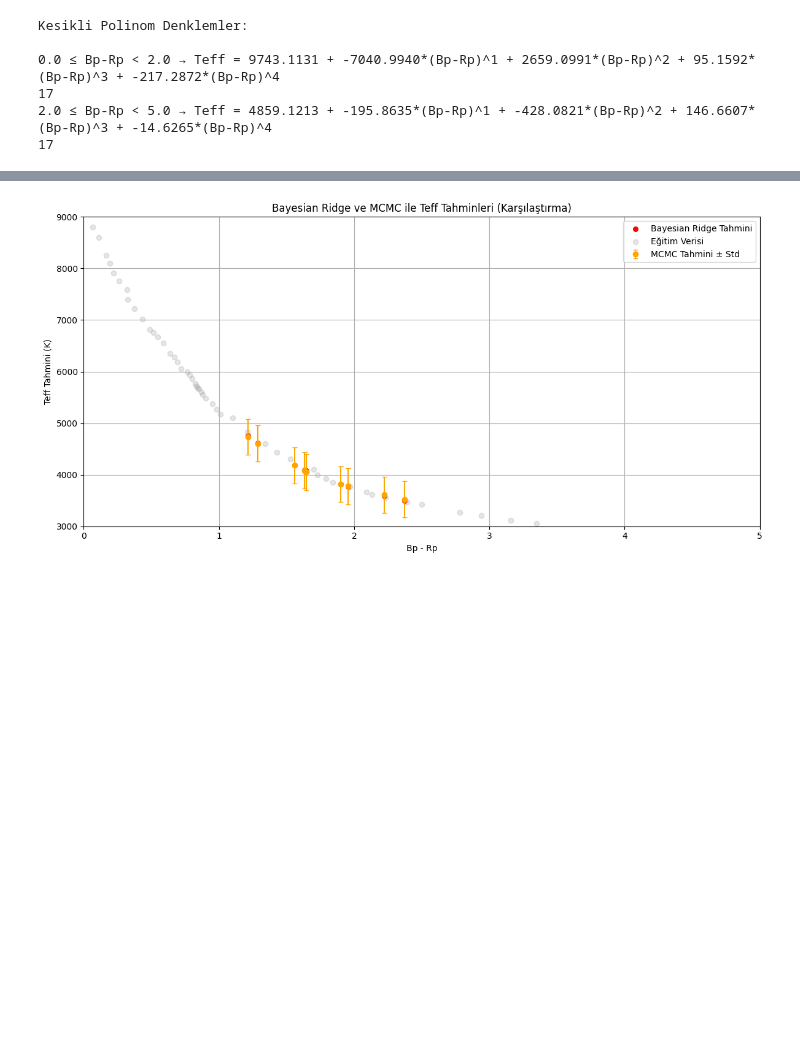
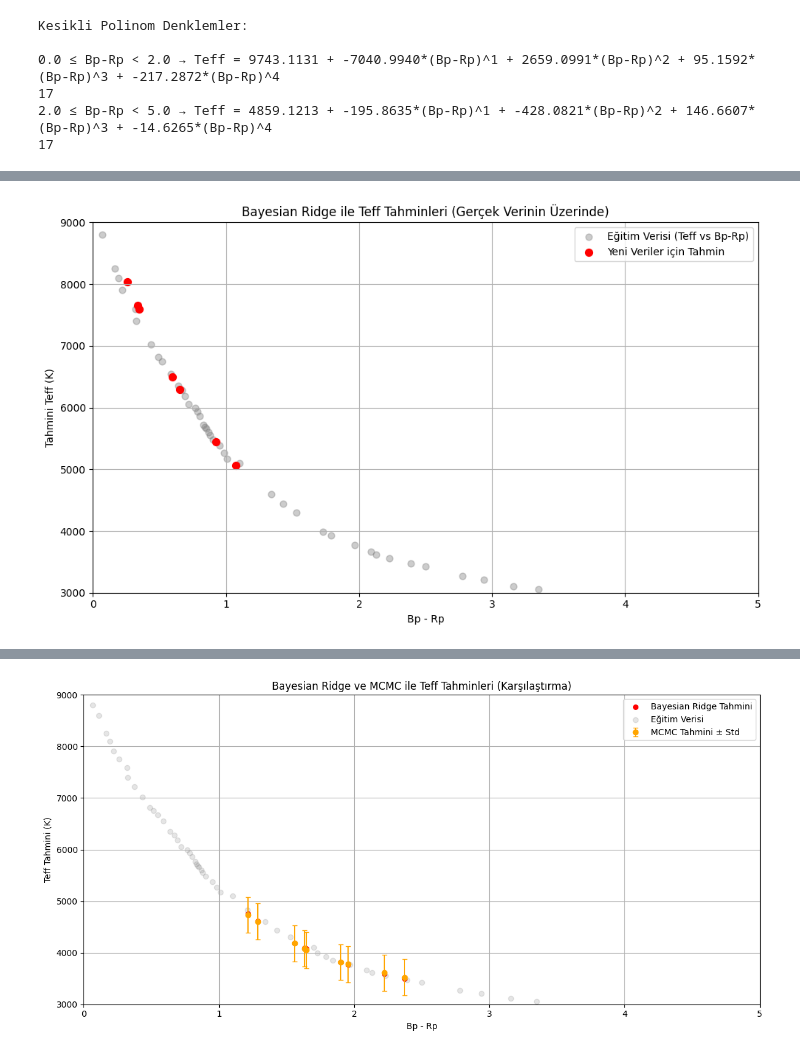
Before and after one commit to gulnurdeviren/Star, a Jupyter notebook: star_yeni.ipynb, the cells around one changed output, grey strips where cells are left out. Saved outputs shown, nothing was run; the diff lists cells and outputs as text; code cells hidden in the pictures; blank space fills up the shorter version.

```diff
--- a/star_yeni.ipynb
+++ b/star_yeni.ipynb
@@ -126,3 +171,30 @@ Kesikli Polinom Denklemler:
+# %%
+#uploaded3 = files.upload()
+df_bprp = pd.read_csv("yeniveriseti_1denaz.txt")
+bprp_new = df_bprp["Bp-Rp"].values.astype(float)
+bprp_vander_new = np.vander(bprp_new, N=n_order + 1, increasing=True)
+teff_new = reg.predict(bprp_vander_new)
+df_bprp["Teff_Tahmini_BayesRidge"] = teff_new
+
+
+plt.figure(figsize=(10, 6))
+plt.scatter(x_train_vander[:, 1], y_train, s=40, alpha=0.4, color="gray", label="Eğitim Verisi (Teff vs Bp-Rp)")
+
+
+plt.scatter(bprp_new, teff_new, color='red', s=50, label="Yeni Veriler için Tahmin")
+
+
+plt.xlabel("Bp - Rp")
+plt.ylabel("Tahmini Teff (K)")
+plt.title("Bayesian Ridge ile Teff Tahminleri (Gerçek Verinin Üzerinde)")
+plt.xlim(0.0, 5.0)
+plt.ylim(3000, 9000)
+plt.grid(True)
+plt.legend()
+plt.tight_layout()
+plt.show()
+# %% [output]
+[figure, added]
 # %%
 uploaded2 = files.upload()
 
```
Also changed, not shown: parts of 6 cells of this notebook.
